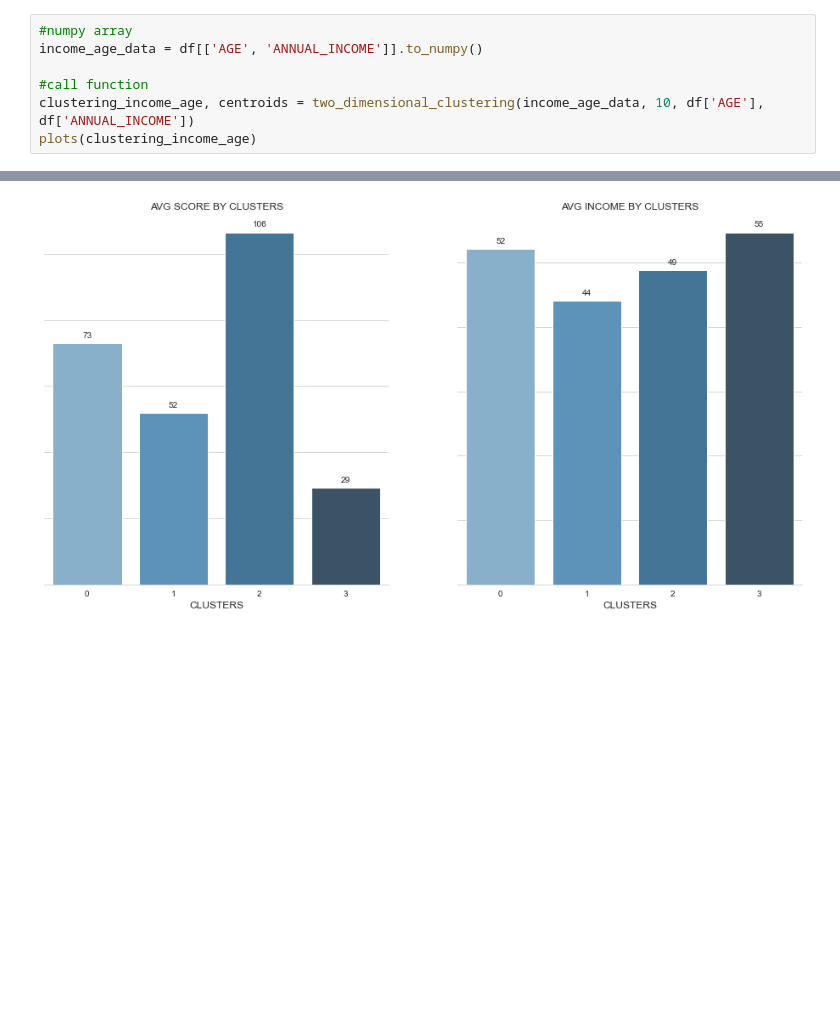
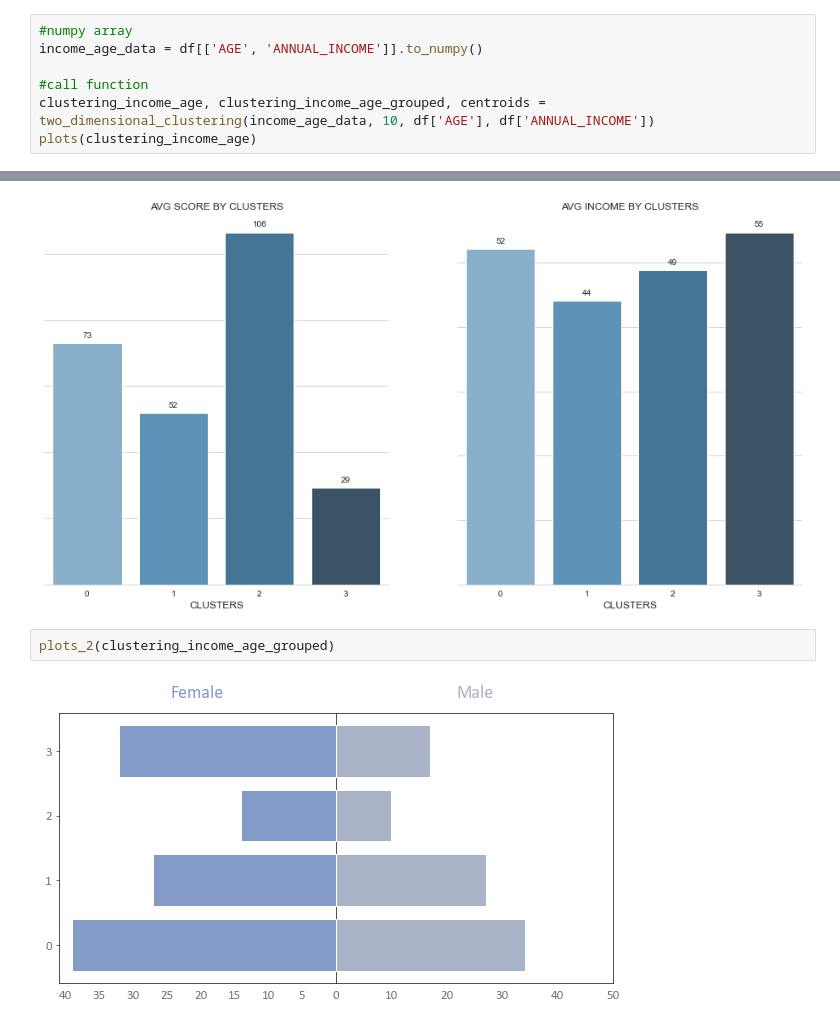
Before and after one commit to matsuch/Mall-Costumer-Segmentation, a Jupyter notebook: Mall-Costumer-Segmentation.ipynb, the cells around one changed output, grey strips where cells are left out. Cells and saved outputs as stored; diff of their text form; blank space fills up the shorter version.

```diff
--- a/Mall-Costumer-Segmentation.ipynb
+++ b/Mall-Costumer-Segmentation.ipynb
@@ -487,9 +561,13 @@ plots(clustering_score_age)
 income_age_data = df[['AGE', 'ANNUAL_INCOME']].to_numpy()
 
 #call function
-clustering_income_age, centroids = two_dimensional_clustering(income_age_data, 10, df['AGE'], df['ANNUAL_INCOME'])
+clustering_income_age, clustering_income_age_grouped, centroids = two_dimensional_clustering(income_age_data, 10, df['AGE'], df['ANNUAL_INCOME'])
 plots(clustering_income_age)
 # %% [output]
 [figure]
 [figure]
 [figure]
+# %%
+plots_2(clustering_income_age_grouped)
+# %% [output]
+[figure, added]
```
Also changed, not shown: parts of 6 cells of this notebook.
